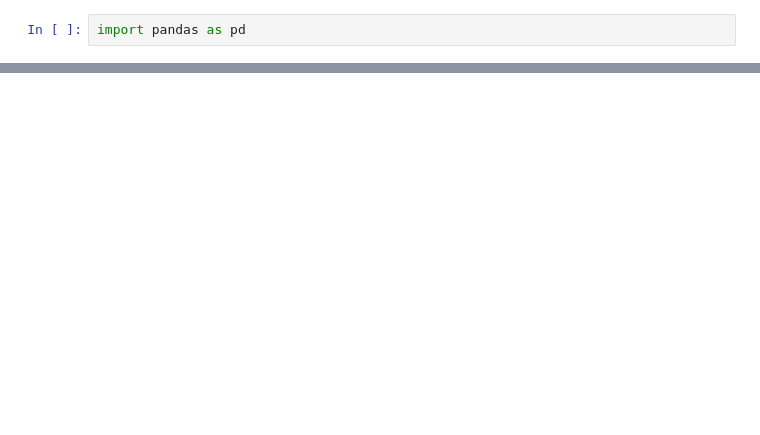
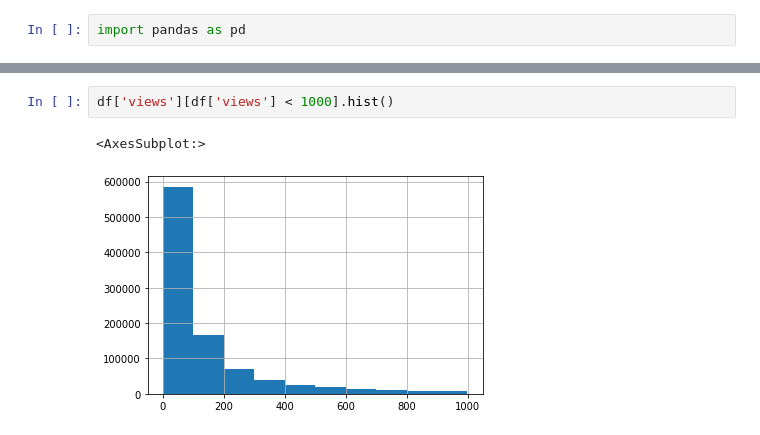
Before and after one commit to francopiccolo/completion-rate-prediction, a Jupyter notebook: notebooks/01_exploration.ipynb, the cells around one changed output, grey strips where cells are left out. Cells and saved outputs as stored; diff of their text form; blank space fills up the shorter version.

```diff
--- a/notebooks/01_exploration.ipynb
+++ b/notebooks/01_exploration.ipynb
@@ -107,0 +112,5 @@ dir(BaseConfig)
+# %%
+df['views'][df['views'] < 1000].hist()
+# %% [output]
+<AxesSubplot:>
+[figure, added]
```
Also changed, not shown: parts of 25 cells of this notebook, 1 other file.
